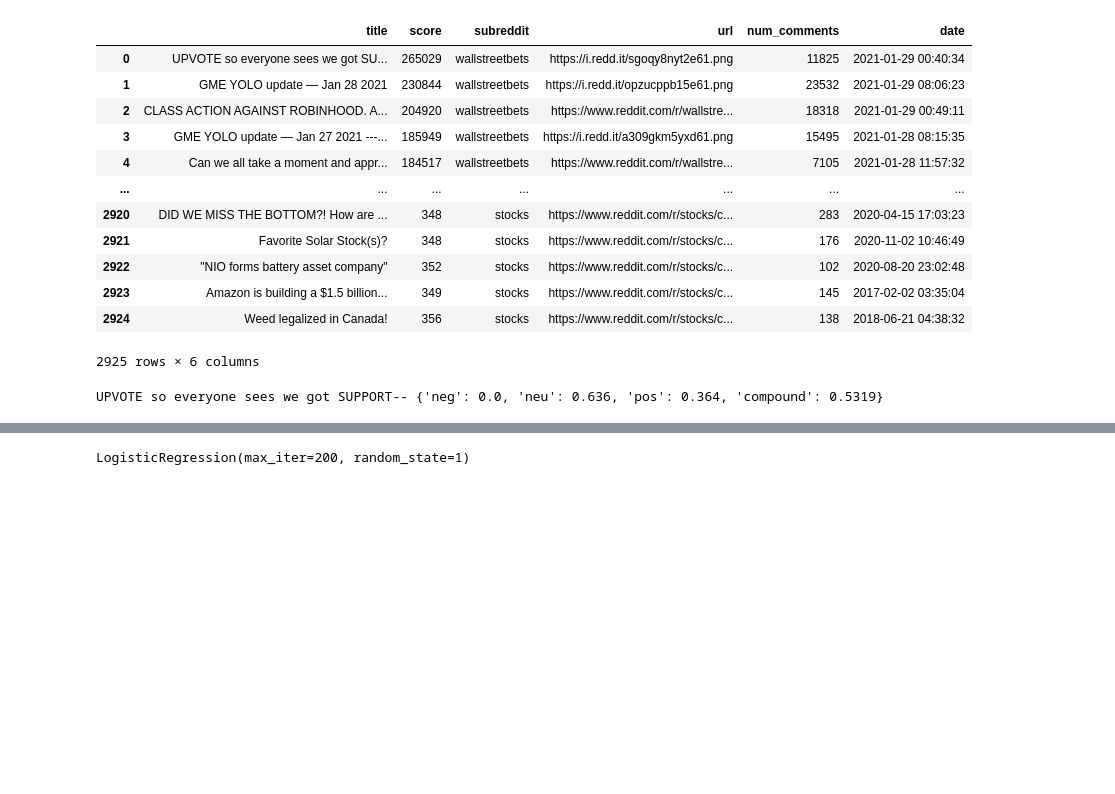
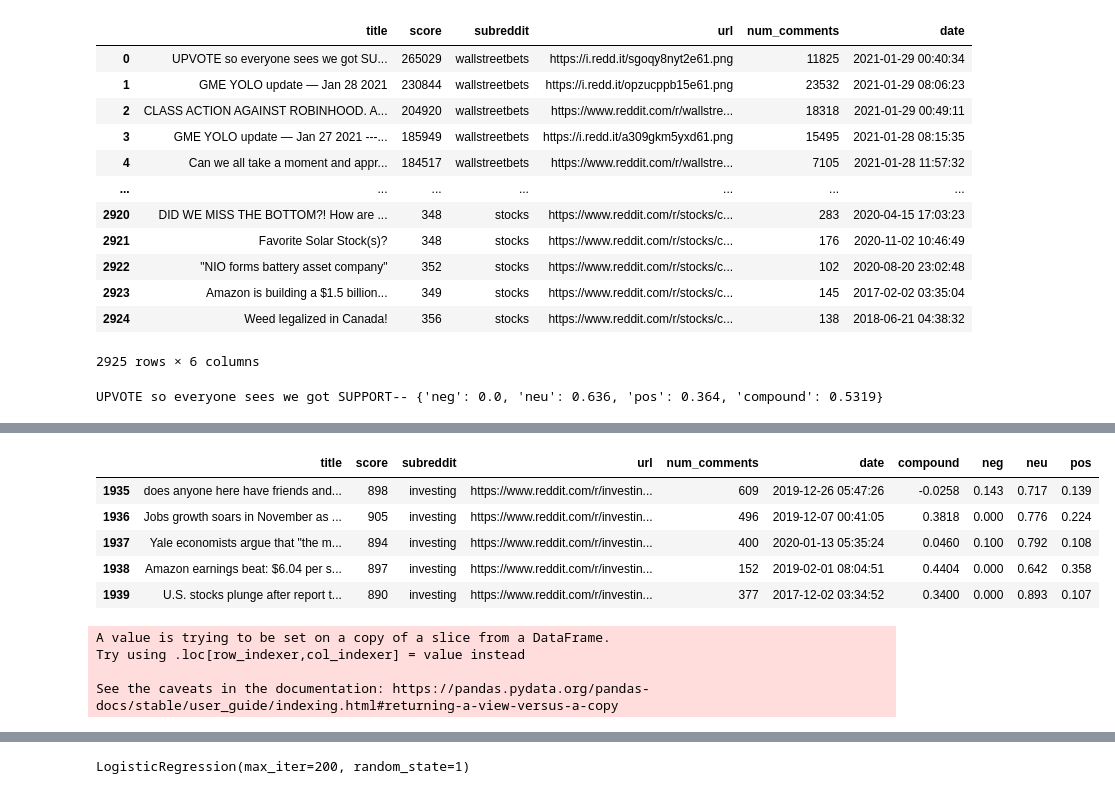
Before and after one commit to BooneyBeCoding/final_project, a Jupyter notebook: Reddit_VADER_MLM.ipynb, the cells around one changed output, grey strips where cells are left out. Saved outputs shown, nothing was run; the diff lists cells and outputs as text; code cells hidden in the pictures; blank space fills up the shorter version.

```diff
--- a/Reddit_VADER_MLM.ipynb
+++ b/Reddit_VADER_MLM.ipynb
@@ -118,5 +130,21 @@ reddit_df.head()
+# %%
+reddit_df = reddit_df[reddit_df["subreddit"]!="stocks"]
+reddit_df.tail()
+# %% [output]
+|  | title | score | subreddit | url | num_comments | date | compound | neg | neu | pos |
+| 1935 | does anyone here have friends and... | 898 | investing | https://www.reddit.com/r/investin... | 609 | 2019-12-26 05:47:26 | -0.0258 | 0.143 | 0.717 | 0.139 |
+| 1936 | Jobs growth soars in November as ... | 905 | investing | https://www.reddit.com/r/investin... | 496 | 2019-12-07 00:41:05 | 0.3818 | 0.000 | 0.776 | 0.224 |
+| 1937 | Yale economists argue that "the m... | 894 | investing | https://www.reddit.com/r/investin... | 400 | 2020-01-13 05:35:24 | 0.0460 | 0.100 | 0.792 | 0.108 |
+| 1938 | Amazon earnings beat: $6.04 per s... | 897 | investing | https://www.reddit.com/r/investin... | 152 | 2019-02-01 08:04:51 | 0.4404 | 0.000 | 0.642 | 0.358 |
+| 1939 | U.S. stocks plunge after report t... | 890 | investing | https://www.reddit.com/r/investin... | 377 | 2017-12-02 03:34:52 | 0.3400 | 0.000 | 0.893 | 0.107 |
 # %%
+# Changing Subreddit values to be 1 if from WSB and 0 if not.
 reddit_df['subreddit'] = reddit_df['subreddit'].apply(lambda x:1 if x == "wallstreetbets" else 0)
+# %% [output]
+A value is trying to be set on a copy of a slice from a DataFrame.
+Try using .loc[row_indexer,col_indexer] = value instead
+
+See the caveats in the documentation: https://pandas.pydata.org/pandas-docs/stable/user_guide/indexing.html#returning-a-view-versus-a-copy
 # %%
 reddit_df.head()
 # %% [output]
```
Also changed, not shown: parts of 11 cells of this notebook.
